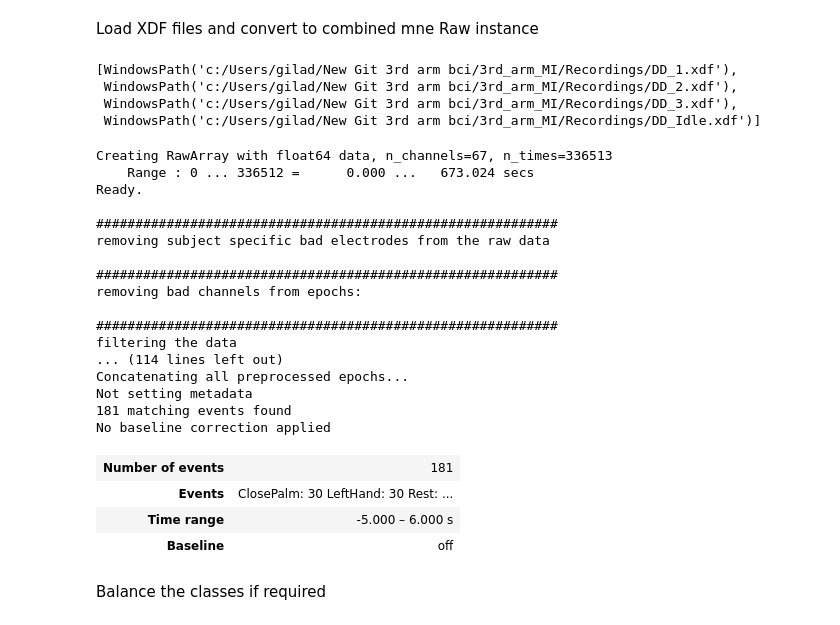
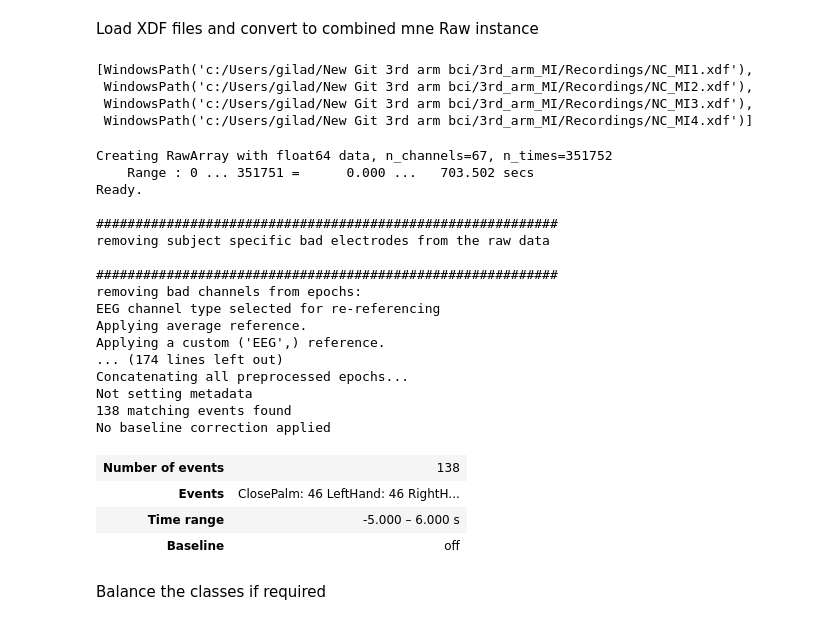
Before and after one commit to Giladsc/3rd_arm_MI, a Jupyter notebook: notebooks/Main_Experiment.ipynb, the cells around one changed output. Saved outputs shown, nothing was run; the diff lists cells and outputs as text; code cells hidden in the pictures.

```diff
--- a/notebooks/Main_Experiment.ipynb
+++ b/notebooks/Main_Experiment.ipynb
@@ -61,13 +61,13 @@ Subject IDs: ['DD', 'DD', 'DD', 'DD', 'Fudge', 'Fudge', 'Fudge', 'Fudge', 'Gilad
 # %% [markdown]
 Define Subject Name
 # %%
-subject_name = 'DD' # Manually define subject name
+subject_name = 'NC' # Manually define subject name
 # %% [markdown]
 Choose a parameter dictionary
 # %%
 params_dict={}
-params_dict['PerformCsd']=True
-params_dict['PerformAvgRef']=False
+params_dict['PerformCsd']=False
+params_dict['PerformAvgRef']=True
 Electorde_Group_Names='FC+C+CP+P'
 params_dict['Electorde_Group']=[]
 for cur_elec_group_name in Electorde_Group_Names.split('+'):
@@ -87,12 +87,12 @@ params_dict['classifier_window_e']=4
 params_dict['windowed_prediction_params']={'win_len': 2, 'win_step': 0.25}
 params_dict['pipeline_name']='csp+lda'
 params_dict['n_components_fbcsp']=8
-params_dict['desired_events'] = ['ClosePalm','LeftHand','RightHand','Rest']
+params_dict['desired_events'] = ['ClosePalm','LeftHand','RightHand']
 # %%
 params_dict={}
 params_dict['PerformCsd']=False
 params_dict['PerformAvgRef']=True
-Electorde_Group_Names='FC+C+CP+P'
+Electorde_Group_Names='FC+C+CP+P+PO'
 params_dict['Electorde_Group']=[]
 for cur_elec_group_name in Electorde_Group_Names.split('+'):
     params_dict['Electorde_Group']=params_dict['Electorde_Group']+Electorde_Groups[cur_elec_group_name]
@@ -111,7 +111,7 @@ params_dict['classifier_window_e']=4
 params_dict['windowed_prediction_params']={'win_len': 2, 'win_step': 0.25}
 params_dict['pipeline_name']='ts+FGDA'
 params_dict['n_components_fbcsp']=8
-params_dict['desired_events'] = ['ClosePalm','LeftHand','RightHand','Rest']
+params_dict['desired_events'] = ['ClosePalm','LeftHand','RightHand']
 # %% [markdown]
 Load XDF files and convert to combined mne Raw instance
 # %%
@@ -119,52 +119,52 @@ xdf_files = [f for f in recording_path.glob('*.xdf') if subject_name in  f.name]
 #OriginalRaw = Load_and_concatenate_xdf(xdf_files)
 xdf_files[:]
 # %% [output]
-[WindowsPath('c:/Users/gilad/New Git 3rd arm bci/3rd_arm_MI/Recordings/DD_1.xdf'),
- WindowsPath('c:/Users/gilad/New Git 3rd arm bci/3rd_arm_MI/Recordings/DD_2.xdf'),
- WindowsPath('c:/Users/gilad/New Git 3rd arm bci/3rd_arm_MI/Recordings/DD_3.xdf'),
- WindowsPath('c:/Users/gilad/New Git 3rd arm bci/3rd_arm_MI/Recordings/DD_Idle.xdf')]
+[WindowsPath('c:/Users/gilad/New Git 3rd arm bci/3rd_arm_MI/Recordings/NC_MI1.xdf'),
+ WindowsPath('c:/Users/gilad/New Git 3rd arm bci/3rd_arm_MI/Recordings/NC_MI2.xdf'),
+ WindowsPath('c:/Users/gilad/New Git 3rd arm bci/3rd_arm_MI/Recordings/NC_MI3.xdf'),
+ WindowsPath('c:/Users/gilad/New Git 3rd arm bci/3rd_arm_MI/Recordings/NC_MI4.xdf')]
 # %%
 epochs_list = []
 filter_bank_epochs_list = []
 movement_events = ['ClosePalm','OpenPalm']
-for xdf_file in xdf_files[:-2]:
+for xdf_file in xdf_files[:-1]:
     raw=read_raw_xdf(xdf_file)
     #threshold_raw = filter_events_by_rating(raw,movement_events,rating_threshold = 4)
     #raw_for_ICA = raw_EEG_Preprocessing(current_path,raw,params_dict)
     filtered_raw,epoch,filter_bank_epochs,mean_across_epochs, events_trigger_dict = EEG_Preprocessing(current_path,raw,params_dict, pick_channels=True)
     epoch = remap_epoch_events_to_standard(epoch, standard_event_id, params_dict['desired_events'])
     # Update events_trigger_dict to match new labels
     params_dict['events_trigger_dict'] = {event: standard_event_id[event] for event in params_dict['desired_events']}
     events_trigger_dict = params_dict['events_trigger_dict']
     epochs_list.append(epoch)
     filter_bank_epochs_list.append(filter_bank_epochs)
 
 print("Concatenating all preprocessed epochs...")
 
 
 epochs = mne.concatenate_epochs(epochs_list, on_mismatch='warn')
 filter_bank_epochs = None
 epochs
 # %% [output]
-Creating RawArray with float64 data, n_channels=67, n_times=336513
-    Range : 0 ... 336512 =      0.000 ...   673.024 secs
+Creating RawArray with float64 data, n_channels=67, n_times=351752
+    Range : 0 ... 351751 =      0.000 ...   703.502 secs
 Ready.
 
 ###########################################################
 removing subject specific bad electrodes from the raw data
 
 ###########################################################
 removing bad channels from epochs:
-
-###########################################################
-filtering the data
-... (114 lines left out)
+EEG channel type selected for re-referencing
+Applying average reference.
+Applying a custom ('EEG',) reference.
+... (174 lines left out)
 Concatenating all preprocessed epochs...
 Not setting metadata
-181 matching events found
+138 matching events found
 No baseline correction applied
-| Number of events | 181 |
-| Events | ClosePalm: 30 LeftHand: 30 Rest: ... |
+| Number of events | 138 |
+| Events | ClosePalm: 46 LeftHand: 46 RightH... |
 | Time range | -5.000 – 6.000 s |
 | Baseline | off |
 # %% [markdown]
```
Also changed, not shown: parts of 20 cells of this notebook, 1 other file.
